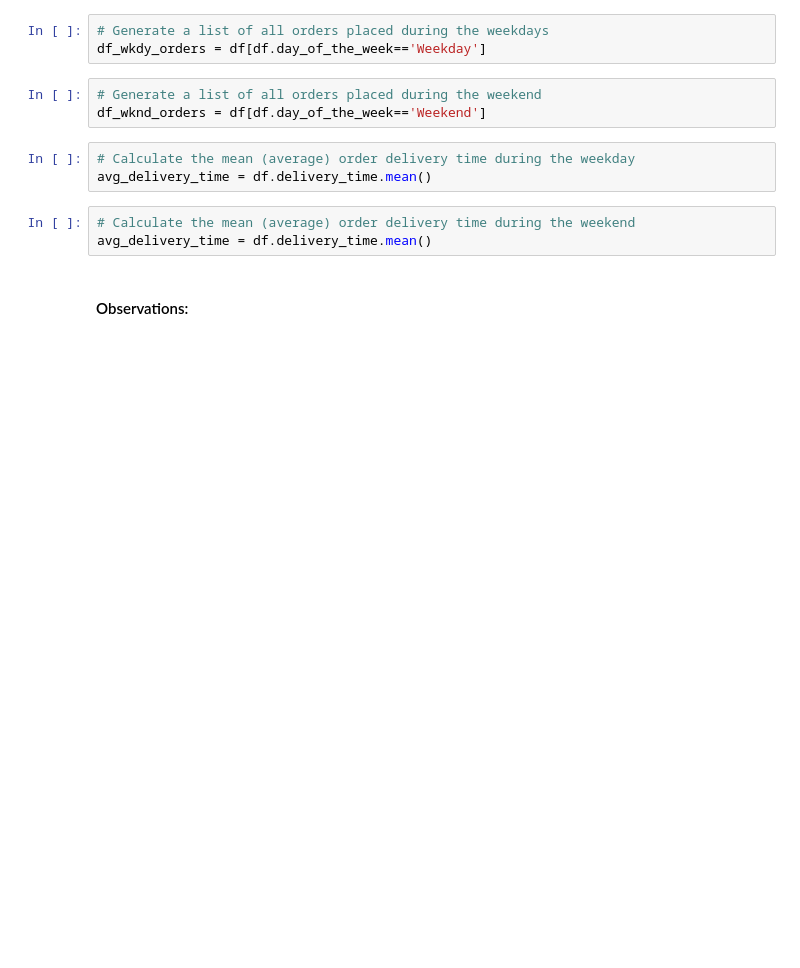
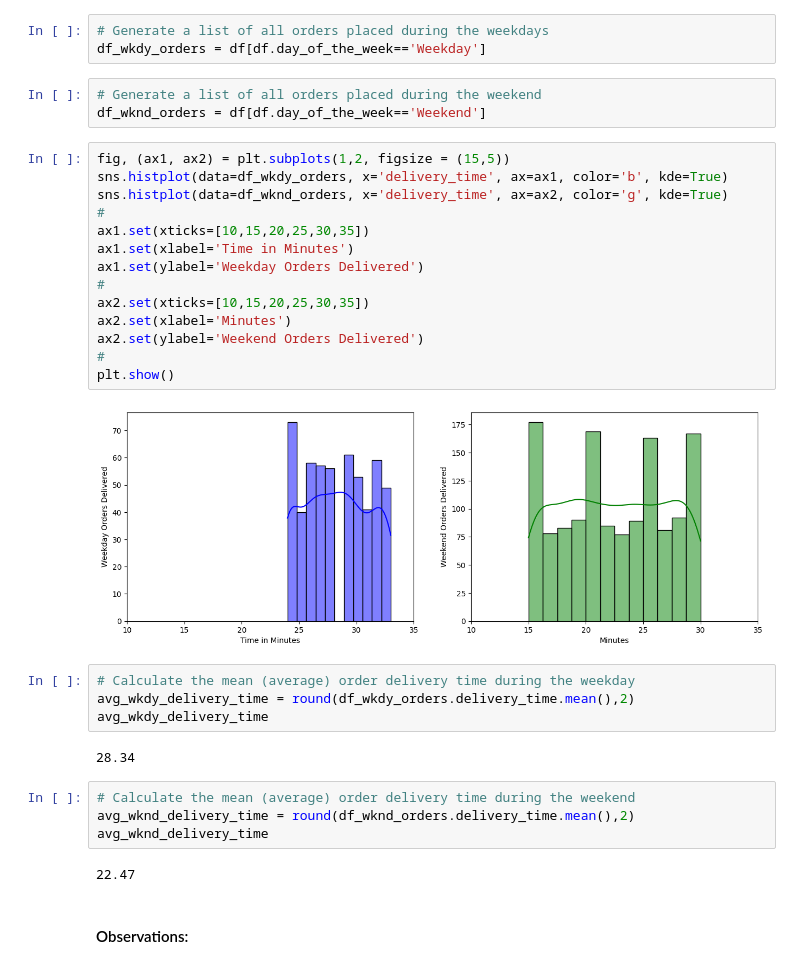
Before and after one commit to HelimaBass/Content_Drive, a Jupyter notebook: FDS_Project_LearnerNotebook_FullCode.ipynb, the cells around one changed output. Cells and saved outputs as stored; diff of their text form; blank space fills up the shorter version.

```diff
--- a/FDS_Project_LearnerNotebook_FullCode.ipynb
+++ b/FDS_Project_LearnerNotebook_FullCode.ipynb
@@ -593,12 +593,34 @@ df_wkdy_orders = df[df.day_of_the_week=='Weekday']
 # %%
 # Generate a list of all orders placed during the weekend
 df_wknd_orders = df[df.day_of_the_week=='Weekend']
+# %%
+fig, (ax1, ax2) = plt.subplots(1,2, figsize = (15,5))
+sns.histplot(data=df_wkdy_orders, x='delivery_time', ax=ax1, color='b', kde=True)
+sns.histplot(data=df_wknd_orders, x='delivery_time', ax=ax2, color='g', kde=True)
+#
+ax1.set(xticks=[10,15,20,25,30,35])
+ax1.set(xlabel='Time in Minutes')
+ax1.set(ylabel='Weekday Orders Delivered')
+#
+ax2.set(xticks=[10,15,20,25,30,35])
+ax2.set(xlabel='Minutes')
+ax2.set(ylabel='Weekend Orders Delivered')
+#
+plt.show()
+# %% [output]
+[figure, added]
 # %%
 # Calculate the mean (average) order delivery time during the weekday
-avg_delivery_time = df.delivery_time.mean()
+avg_wkdy_delivery_time = round(df_wkdy_orders.delivery_time.mean(),2)
+avg_wkdy_delivery_time
+# %% [output]
+28.34
 # %%
 # Calculate the mean (average) order delivery time during the weekend
-avg_delivery_time = df.delivery_time.mean()
+avg_wknd_delivery_time = round(df_wknd_orders.delivery_time.mean(),2)
+avg_wknd_delivery_time
+# %% [output]
+22.47
 # %% [markdown]
 #### Observations:
 # %% [markdown]
```
